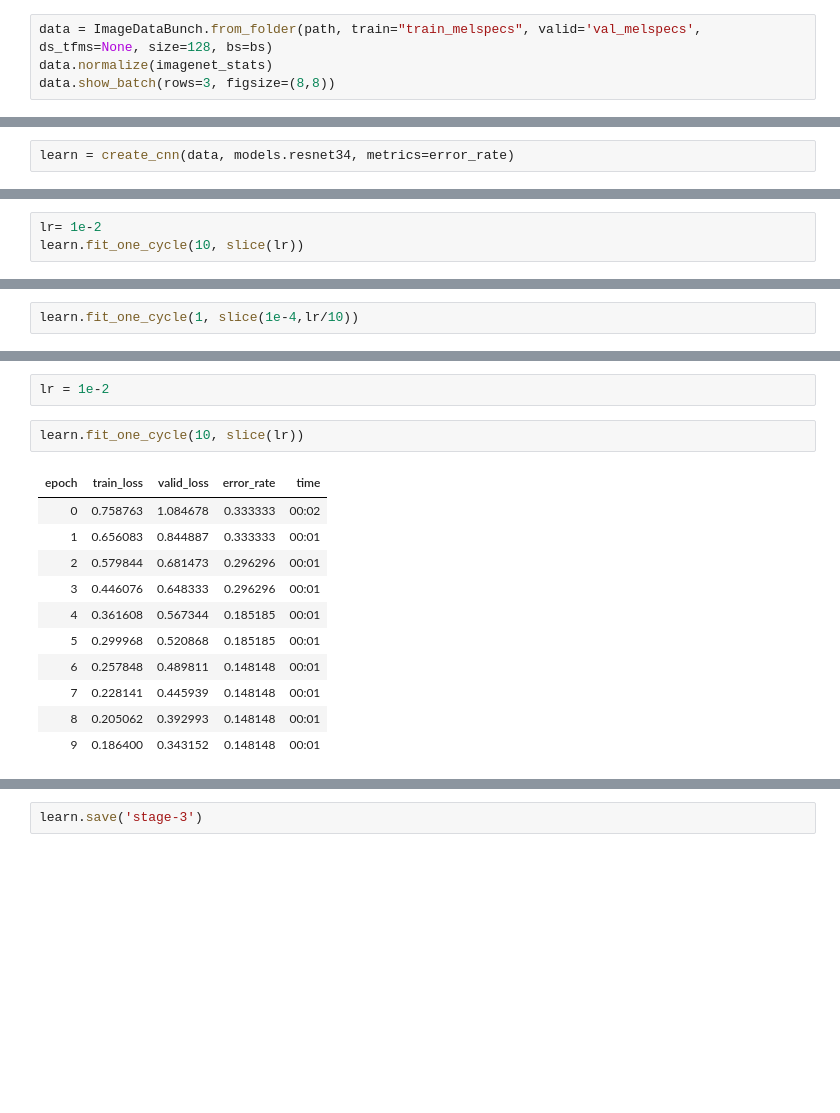
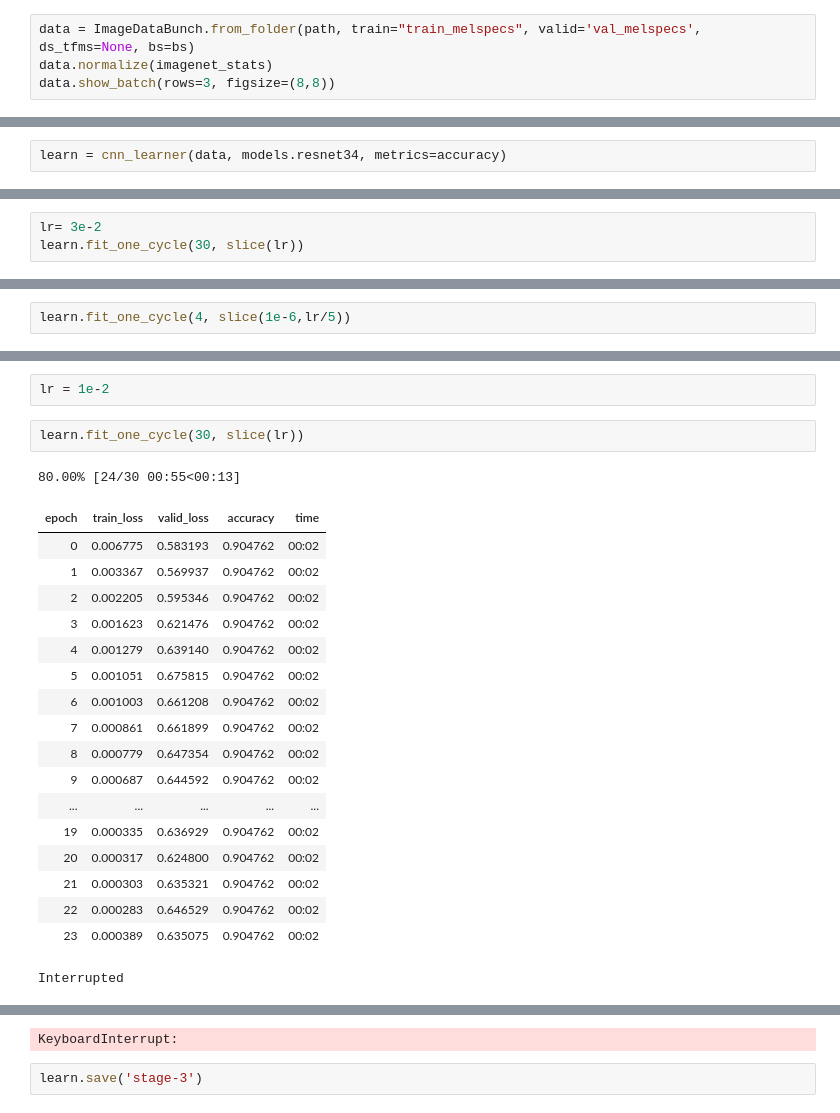
Before and after one commit to skaliy/audio_classification, a Jupyter notebook: nbs/spectogram_classification.ipynb, the cells around one changed output, grey strips where cells are left out. Cells and saved outputs as stored; diff of their text form; blank space fills up the shorter version.

```diff
--- a/nbs/spectogram_classification.ipynb
+++ b/nbs/spectogram_classification.ipynb
@@ -20,4 +17,4 @@ IndentationError: unexpected indent (<ipython-input-4-2e43c3d054e1>, line 2)
 # %%
-data = ImageDataBunch.from_folder(path, train="train_melspecs", valid='val_melspecs', ds_tfms=None, size=128, bs=bs)
+data = ImageDataBunch.from_folder(path, train="train_melspecs", valid='val_melspecs', ds_tfms=None, bs=bs)
 data.normalize(imagenet_stats)
 data.show_batch(rows=3, figsize=(8,8))
@@ -26,7 +27,7 @@ print(data.classes)
 # %% [markdown]
 ## Training
 # %%
-learn = create_cnn(data, models.resnet34, metrics=error_rate)
+learn = cnn_learner(data, models.resnet34, metrics=accuracy)
 # %%
 learn.lr_find()
 learn.recorder.plot()
@@ -37,4 +38,4 @@ LR Finder is complete, type {learner_name}.recorder.plot() to see the graph.
 # %%
-lr= 1e-2
-learn.fit_one_cycle(10, slice(lr))
+lr= 3e-2
+learn.fit_one_cycle(30, slice(lr))
 # %% [output]
@@ -63,3 +66,3 @@ LR Finder is complete, type {learner_name}.recorder.plot() to see the graph.
 # %%
-learn.fit_one_cycle(1, slice(1e-4,lr/10))
+learn.fit_one_cycle(4, slice(1e-6,lr/5))
 # %% [output]
@@ -86,16 +92,24 @@ LR Finder is complete, type {learner_name}.recorder.plot() to see the graph.
 # %%
 lr = 1e-2
 # %%
-learn.fit_one_cycle(10, slice(lr))
+learn.fit_one_cycle(30, slice(lr))
 # %% [output]
+80.00% [24/30 00:55<00:13]
-| epoch | train_loss | valid_loss | error_rate | time |
-| 0 | 0.758763 | 1.084678 | 0.333333 | 00:02 |
-| 1 | 0.656083 | 0.844887 | 0.333333 | 00:01 |
-| 2 | 0.579844 | 0.681473 | 0.296296 | 00:01 |
-| 3 | 0.446076 | 0.648333 | 0.296296 | 00:01 |
-| 4 | 0.361608 | 0.567344 | 0.185185 | 00:01 |
-| 5 | 0.299968 | 0.520868 | 0.185185 | 00:01 |
-| 6 | 0.257848 | 0.489811 | 0.148148 | 00:01 |
-| 7 | 0.228141 | 0.445939 | 0.148148 | 00:01 |
-| 8 | 0.205062 | 0.392993 | 0.148148 | 00:01 |
-| 9 | 0.186400 | 0.343152 | 0.148148 | 00:01 |
+| epoch | train_loss | valid_loss | accuracy | time |
+| 0 | 0.006775 | 0.583193 | 0.904762 | 00:02 |
+| 1 | 0.003367 | 0.569937 | 0.904762 | 00:02 |
+| 2 | 0.002205 | 0.595346 | 0.904762 | 00:02 |
+| 3 | 0.001623 | 0.621476 | 0.904762 | 00:02 |
+| 4 | 0.001279 | 0.639140 | 0.904762 | 00:02 |
+| 5 | 0.001051 | 0.675815 | 0.904762 | 00:02 |
+| 6 | 0.001003 | 0.661208 | 0.904762 | 00:02 |
+| 7 | 0.000861 | 0.661899 | 0.904762 | 00:02 |
+| 8 | 0.000779 | 0.647354 | 0.904762 | 00:02 |
+| 9 | 0.000687 | 0.644592 | 0.904762 | 00:02 |
+| ... | ... | ... | ... | ... |
+| 19 | 0.000335 | 0.636929 | 0.904762 | 00:02 |
+| 20 | 0.000317 | 0.624800 | 0.904762 | 00:02 |
+| 21 | 0.000303 | 0.635321 | 0.904762 | 00:02 |
+| 22 | 0.000283 | 0.646529 | 0.904762 | 00:02 |
+| 23 | 0.000389 | 0.635075 | 0.904762 | 00:02 |
+Interrupted
@@ -102,3 +133,4 @@ learn.fit_one_cycle(10, slice(lr))
+KeyboardInterrupt:
 # %%
 learn.save('stage-3')
 # %%
```
Also changed, not shown: parts of 18 cells of this notebook, 10 other files.
